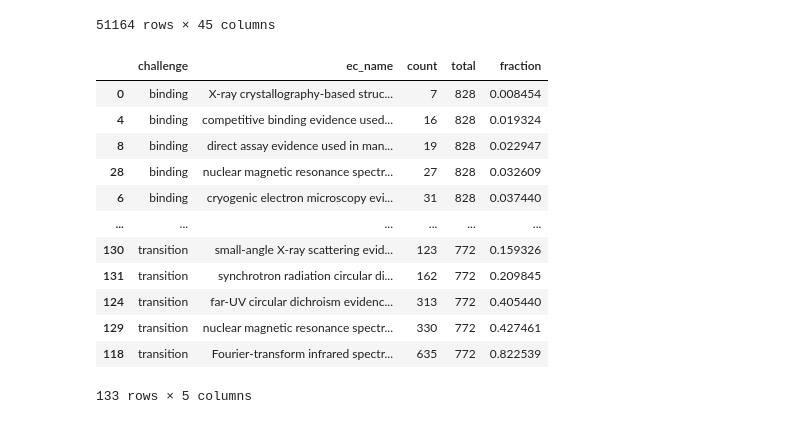
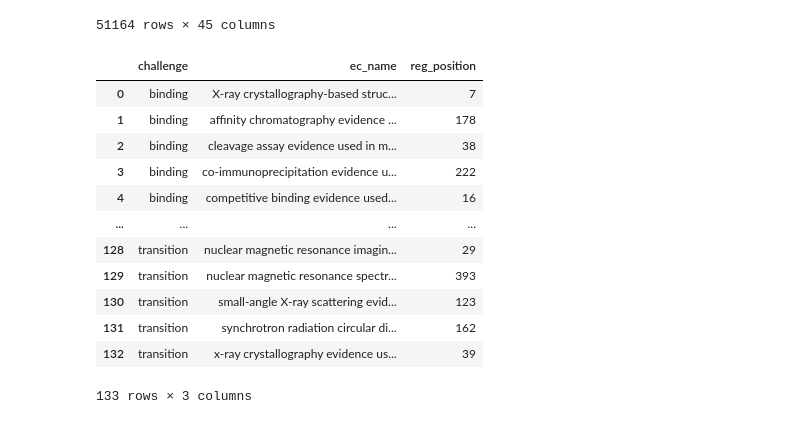
Before and after one commit to BioComputingUP/caid2-reference, a Jupyter notebook: src/references_stats.ipynb, the cells around one changed output. Drawn from its saved outputs; the diff is of its cells as text; code cells hidden in the pictures.

```diff
--- a/src/references_stats.ipynb
+++ b/src/references_stats.ipynb
@@ -487,21 +503,20 @@ df_pos
 | 721 | Molecular function | ECO | 118 | DP04241r003 | 80 | GO:0019901 | True | [{'text': 'The complex with RIIα-... | vnugnes | ... |
 | 721 | Molecular function | ECO | 118 | DP04241r003 | 80 | GO:0019901 | True | [{'text': 'The complex with RIIα-... | vnugnes | ... |
 51164 rows × 45 columns
-# %%
-df_ec = pd.merge(df_pos.groupby(['challenge', 'ec_name'], as_index=False)['reg_position'].nunique(), df_pos.groupby(['challenge'], as_index=False)['reg_position'].nunique(), on='challenge').rename({'reg_position_x': 'count', 'reg_position_y': 'total'}, axis=1).sort_values(by=['challenge', 'count'], ascending=[True, True])
-df_ec['fraction'] = df_ec['count'] / df_ec['total']
-df_ec
-# %% [output]
-|  | challenge | ec_name | count | total | fraction |
-| 0 | binding | X-ray crystallography-based struc... | 7 | 828 | 0.008454 |
-| 4 | binding | competitive binding evidence used... | 16 | 828 | 0.019324 |
-| 8 | binding | direct assay evidence used in man... | 19 | 828 | 0.022947 |
-| 28 | binding | nuclear magnetic resonance spectr... | 27 | 828 | 0.032609 |
-| 6 | binding | cryogenic electron microscopy evi... | 31 | 828 | 0.037440 |
-| ... | ... | ... | ... | ... | ... |
-| 130 | transition | small-angle X-ray scattering evid... | 123 | 772 | 0.159326 |
-| 131 | transition | synchrotron radiation circular di... | 162 | 772 | 0.209845 |
-| 124 | transition | far-UV circular dichroism evidenc... | 313 | 772 | 0.405440 |
-| 129 | transition | nuclear magnetic resonance spectr... | 330 | 772 | 0.427461 |
-| 118 | transition | Fourier-transform infrared spectr... | 635 | 772 | 0.822539 |
-133 rows × 5 columns
+# %%
+df_1 = df_pos.groupby(['challenge', 'disprot_id', 'ec_name'], as_index=False)['reg_position'].nunique().groupby(['challenge', 'ec_name'], as_index=False)[['ec_name', 'reg_position']].sum()
+df_1
+# %% [output]
+|  | challenge | ec_name | reg_position |
+| 0 | binding | X-ray crystallography-based struc... | 7 |
+| 1 | binding | affinity chromatography evidence ... | 178 |
+| 2 | binding | cleavage assay evidence used in m... | 38 |
+| 3 | binding | co-immunoprecipitation evidence u... | 222 |
+| 4 | binding | competitive binding evidence used... | 16 |
+| ... | ... | ... | ... |
+| 128 | transition | nuclear magnetic resonance imagin... | 29 |
+| 129 | transition | nuclear magnetic resonance spectr... | 393 |
+| 130 | transition | small-angle X-ray scattering evid... | 123 |
+| 131 | transition | synchrotron radiation circular di... | 162 |
+| 132 | transition | x-ray crystallography evidence us... | 39 |
+133 rows × 3 columns
```
Also changed, not shown: parts of 7 cells of this notebook, 2 other files.
